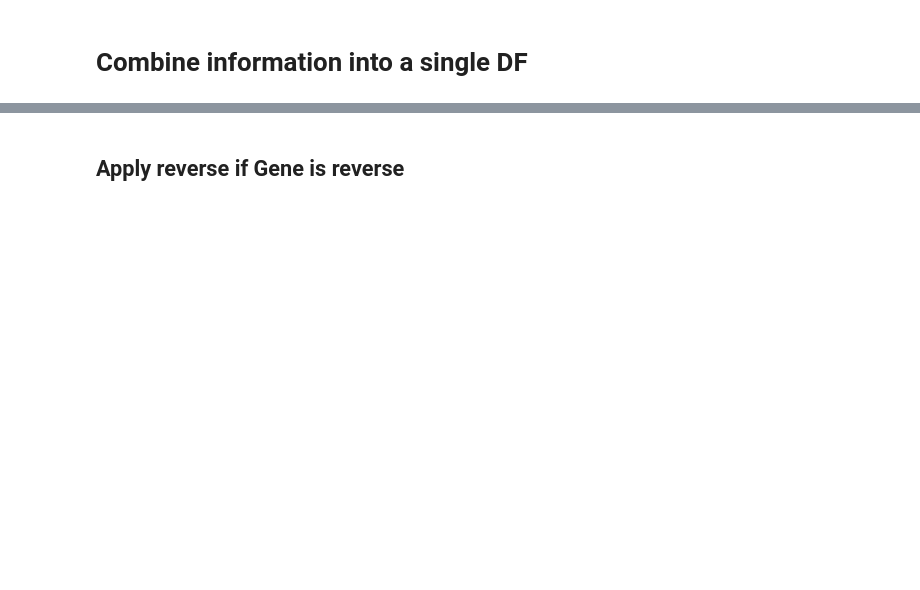
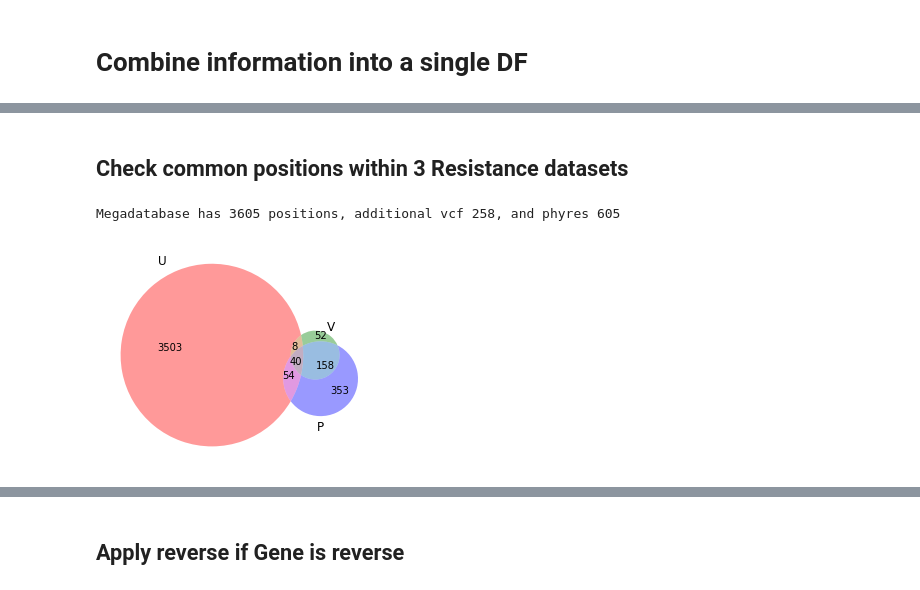
Before and after one commit to pedroscampoy/SNPTB, a Jupyter notebook: annotation/resistance/201907_res_to_dict.ipynb, the cells around one changed output, grey strips where cells are left out. Saved outputs shown, nothing was run; the diff lists cells and outputs as text; code cells hidden in the pictures; blank space fills up the shorter version.

```diff
--- a/annotation/resistance/201907_res_to_dict.ipynb
+++ b/annotation/resistance/201907_res_to_dict.ipynb
@@ -188,0 +461,2 @@ print(len(vcf.index.values))
+# %%
+ultra_df_og.POS = ultra_df_og.POS.astype(int)
@@ -188,0 +481,4 @@ print(len(vcf.index.values))
+# %%
+ultra_df_og['Isreverse'] = ultra_df_og['strand'].apply(lambda x: True if x == "-" else False)
+# %%
+ultra_df_og['POSALT'] = ultra_df_og['POS'].astype(str) + ultra_df['ALT']
@@ -188,0 +494,14 @@ print(len(vcf.index.values))
+# %% [markdown]
+## Check common positions within 3 Resistance datasets
+# %%
+U = set(ultra_df_og.POSALT.tolist())
+V = set(vcf_res_df.POSALT.tolist())
+P = set(phyres_df.POSALT.tolist())
+# %%
+print("Megadatabase has %s positions, additional vcf %s, and phyres %s" % (len(U), len(V), len(P)))
+# %% [output]
+Megadatabase has 3605 positions, additional vcf 258, and phyres 605
+# %%
+v = venn3([U, V, P], set_labels = ('U', 'V', 'P'), )
+# %% [output]
+[figure, added]
```
Also changed, not shown: parts of 118 cells of this notebook, 21 other files.
